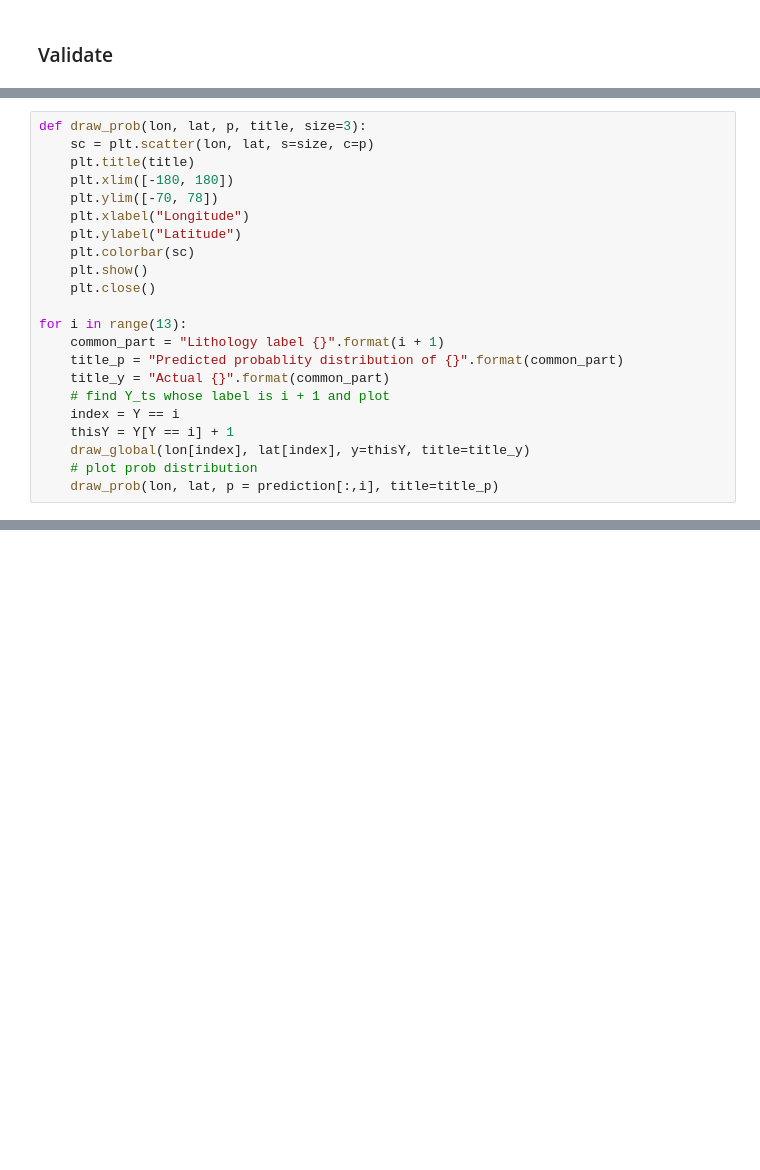
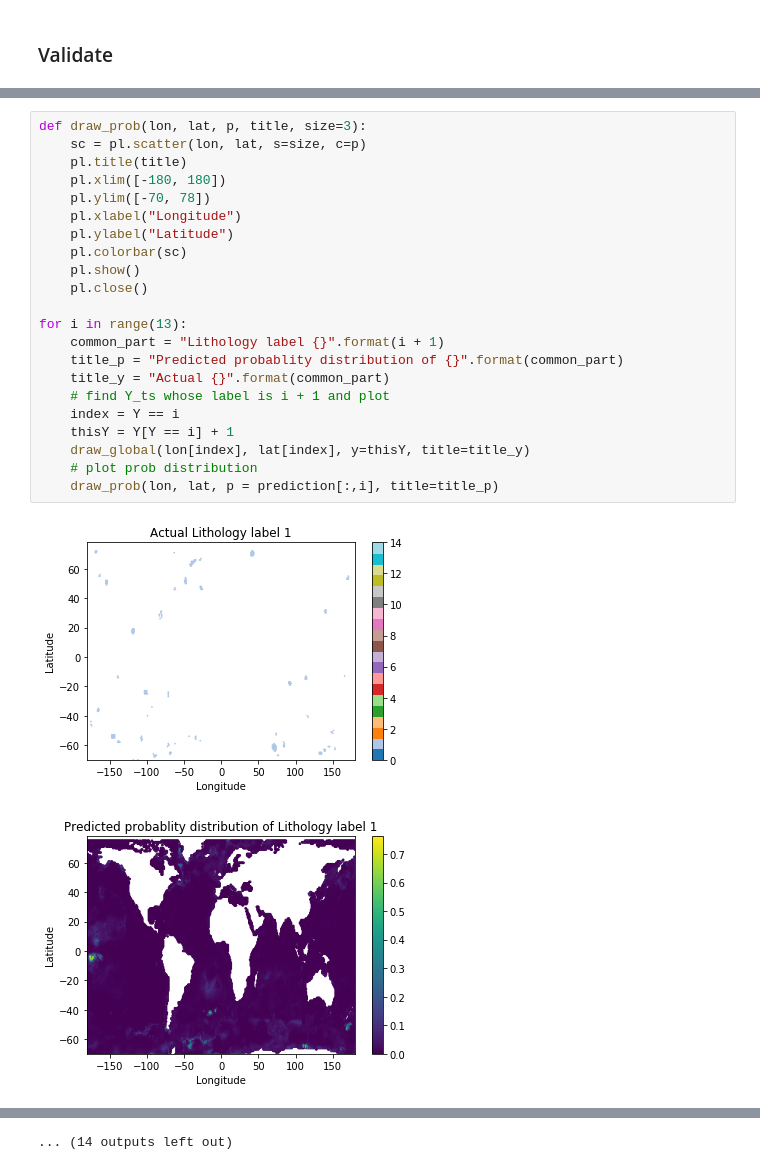
Before and after one commit to joyceyuu/sea, a Jupyter notebook: Keras Lithology 2.ipynb, the cells around one changed output, grey strips where cells are left out. Cells and saved outputs as stored; diff of their text form; blank space fills up the shorter version.

```diff
--- a/Keras Lithology 2.ipynb
+++ b/Keras Lithology 2.ipynb
@@ -216,22 +282,25 @@ draw_global(lon, lat, mean + 1, "Predicted lithology")
 # %%
 def draw_prob(lon, lat, p, title, size=3):
-    sc = plt.scatter(lon, lat, s=size, c=p)
-    plt.title(title)
-    plt.xlim([-180, 180])
-    plt.ylim([-70, 78])
-    plt.xlabel("Longitude")
-    plt.ylabel("Latitude")
-    plt.colorbar(sc)
-    plt.show()
-    plt.close()
+    sc = pl.scatter(lon, lat, s=size, c=p)
+    pl.title(title)
+    pl.xlim([-180, 180])
+    pl.ylim([-70, 78])
+    pl.xlabel("Longitude")
+    pl.ylabel("Latitude")
+    pl.colorbar(sc)
+    pl.show()
+    pl.close()
 
 for i in range(13):
     common_part = "Lithology label {}".format(i + 1)
     title_p = "Predicted probablity distribution of {}".format(common_part)
     title_y = "Actual {}".format(common_part)
     # find Y_ts whose label is i + 1 and plot
     index = Y == i
     thisY = Y[Y == i] + 1
     draw_global(lon[index], lat[index], y=thisY, title=title_y)
     # plot prob distribution
     draw_prob(lon, lat, p = prediction[:,i], title=title_p)
+# %% [output]
+[figure, added]
+[figure, added]
@@ -237,0 +317 @@ for i in range(13):
+... (14 outputs left out)
```
Also changed, not shown: parts of 7 cells of this notebook.
